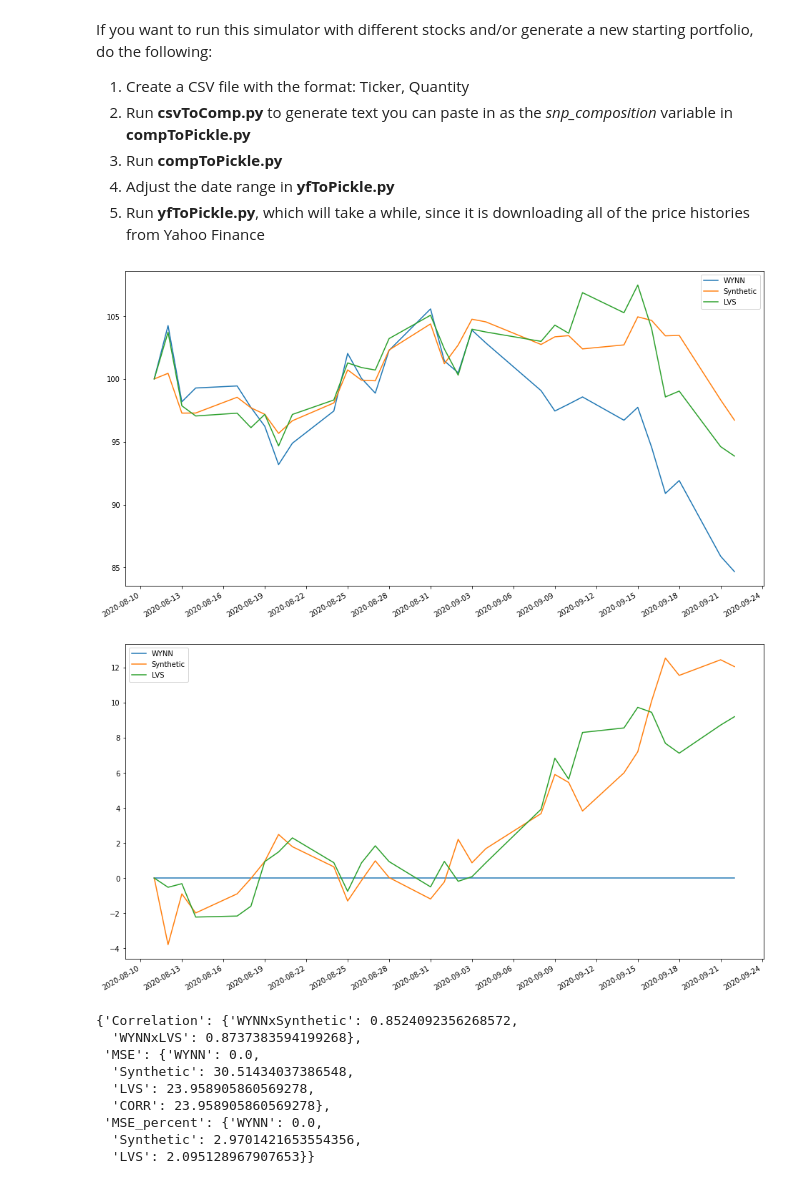
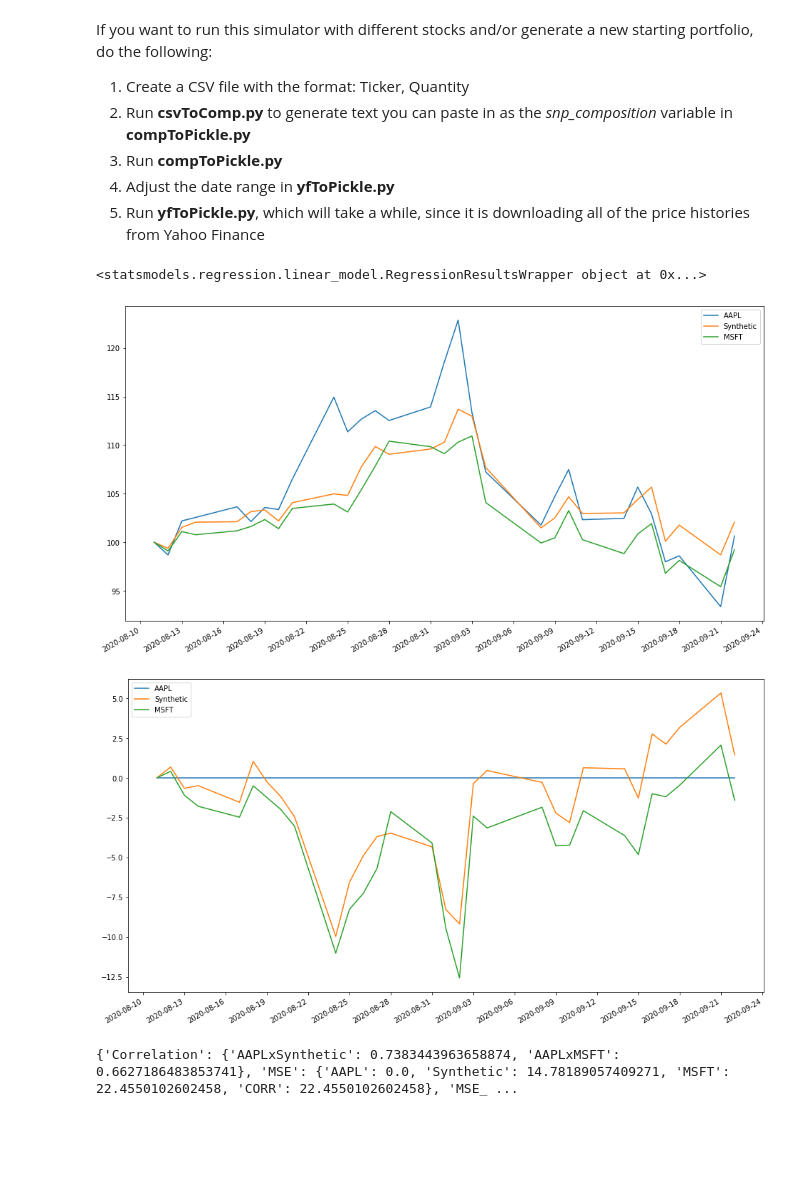
Before and after one commit to NikhilAPatel/A-Hybrid-Learning-Approach-to-Generating-Synthetic-Positions-for-Tax-Loss-Harvesting, a Jupyter notebook: model.ipynb, the cells around one changed output. Drawn from its saved outputs; the diff is of its cells as text; code cells hidden in the pictures; blank space fills up the shorter version.

Commit message:
Fixed issue where regression was backward

```diff
--- a/model.ipynb
+++ b/model.ipynb
@@ -207,16 +207,32 @@ def predict_portfolio(pred_stock, n_components, n_days, end_date, n_stocks, is_s
     principal_df = pd.DataFrame(data=principal_components, columns=["PC " + str(g) for g in range(0, n_components)])
 
     # Linear Regression of principal components
-    model = sm.OLS(principal_df, y).fit()
+    sm.add_constant(principal_df)
+    model = sm.OLS(y, principal_df).fit()
+    #print(principal_df)
+    #print(y)
+    #print(model.summary())
+
+    print(model.summary())
+
 
     loadings = pd.DataFrame(pca.components_.T, index=x.columns)
     loadings_dict = {stock: [] for stock in loadings[0].index.values}
+
+    #print(loadings)
 
     for c_stock in loadings[0].index.values:
         for pc in range(0, n_components):
             loadings_dict[c_stock].append(loadings[pc][c_stock])
 
     synthetic_position = {}
+
+    # for c_stock in model.params.index.values:
+    #     if model.pvalues[c_stock]<0.05 and model.params[c_stock]>0:
+    #         print("adding c_stock")
+    #         synthetic_position[c_stock] = model.params[c_stock]
+    # return synthetic_position
+
     if n_components==1:
         for c_stock in loadings_dict.keys():
             synthetic_position[c_stock] = loadings_dict[c_stock][0]
@@ -225,6 +241,8 @@ def predict_portfolio(pred_stock, n_components, n_days, end_date, n_stocks, is_s
     for c_stock in loadings_dict.keys():
         quantity = 0
         for pc in range(0, n_components):
-            quantity += model.params[pc][pred_stock] * loadings_dict[c_stock][pc]
-        synthetic_position[c_stock] = quantity
+            quantity += model.params[pc] * loadings_dict[c_stock][pc]
+        if quantity > 0:
+            synthetic_position[c_stock] = quantity
+    print(synthetic_position)
     return synthetic_position
@@ -660,7 +706,7 @@ def simulate_stock(stock, sim_start_date, sim_end_date, tra_end_date, train_num_
     portfolios = get_normalized_portfolios(
         [baseline_stock_portfolio, synth_stock_portfolio, correlated_stock_portfolio], sim_start_date)
     run_simulation(sim_start_date, sim_end_date, portfolios, graph)
-    return get_stats(portfolios)
+    return portfolios
 # %%
 # def simulate_stock(stock: {__eq__},
 #                    sim_start_date: Any,
@@ -698,7 +744,7 @@ def simulate_stock(stock, sim_start_date, sim_end_date, tra_end_date, train_num_
 #                     if num_train_days==0:
 #                         num_train_days = tr_end_date-1
 #
-#                     stats = simulate_stock(stock_to_sim, validation_start_date, validation_start_date+num_validation_days, tr_end_date, num_train_days, n_principal_components, n_pred_stocks, sparse, graph=False)
+#                     stats = get_stats(simulate_stock(stock_to_sim, validation_start_date, validation_start_date+num_validation_days, tr_end_date, num_train_days, n_principal_components, n_pred_stocks, sparse, graph=False))
 #                     mses.append(stats['MSE']['Synthetic'])
 #                     corr_mses.append(stats['MSE']["CORR"])
 #
@@ -717,43 +763,37 @@ def simulate_stock(stock, sim_start_date, sim_end_date, tra_end_date, train_num_
 # print(hyperparameters)
 
 #0.0001232489645044427
 #{'npca': 2, 'ntd': 30, 'nps': 3, 'sparse': True}
 # simulate_stock('COST', test_start_date, test_start_date + 20, train_end_date, 30, 2, 3, True, graph = True)
 
 # 0.010779939104229553
 # {'npca': 4, 'ntd': 30, 'nps': 5, 'sparse': False}
 # simulate_stock("COST", test_start_date, test_start_date+30, train_end_date, 30, 4, 5, True, graph=True)
 
 # 46.56410051362909
 # {'npca': 4, 'ntd': 30, 'nps': 25, 'sparse': False}
 
 # 47.28842525584654
 # {'npca': 7, 'ntd': 90, 'nps': 25, 'sparse': True}
 
 # 36.120000133501776
 # {'npca': 1, 'ntd': 150, 'nps': 15, 'sparse': False}
 
 
 # 22.05078125720328
 # {'npca': 3, 'ntd': 360, 'nps': 5, 'sparse': False}
 
 # 29.38596396938674
 # 53.247185633481195
 # {'npca': 1, 'ntd': 90, 'nps': 15, 'sparse': False}
 
 num = random.randint(0, len(all_tickers)-1)
 stock_to_sim = list(all_tickers)[num]
-simulate_stock(stock_to_sim, test_start_date, test_start_date+30, train_end_date, 90, 2, 15, False, graph=True)
+sportfolios = simulate_stock('AAPL', test_start_date, test_start_date+30, train_end_date, 90, 2, 15, False, graph=True)
+print(get_stats(sportfolios))
 # %% [output]
+<statsmodels.regression.linear_model.RegressionResultsWrapper object at 0x...>
-[figure, old version]
+[figure, new version]
-[figure, old version]
+[figure, new version]
-{'Correlation': {'WYNNxSynthetic': 0.8524092356268572,
-  'WYNNxLVS': 0.8737383594199268},
- 'MSE': {'WYNN': 0.0,
-  'Synthetic': 30.51434037386548,
-  'LVS': 23.958905860569278,
-  'CORR': 23.958905860569278},
- 'MSE_percent': {'WYNN': 0.0,
-  'Synthetic': 2.9701421653554356,
-  'LVS': 2.095128967907653}}
+{'Correlation': {'AAPLxSynthetic': 0.7383443963658874, 'AAPLxMSFT': 0.6627186483853741}, 'MSE': {'AAPL': 0.0, 'Synthetic': 14.78189057409271, 'MSFT': 22.4550102602458, 'CORR': 22.4550102602458}, 'MSE_ ...
 # %%
```
Also changed, not shown: parts of 3 cells of this notebook.
